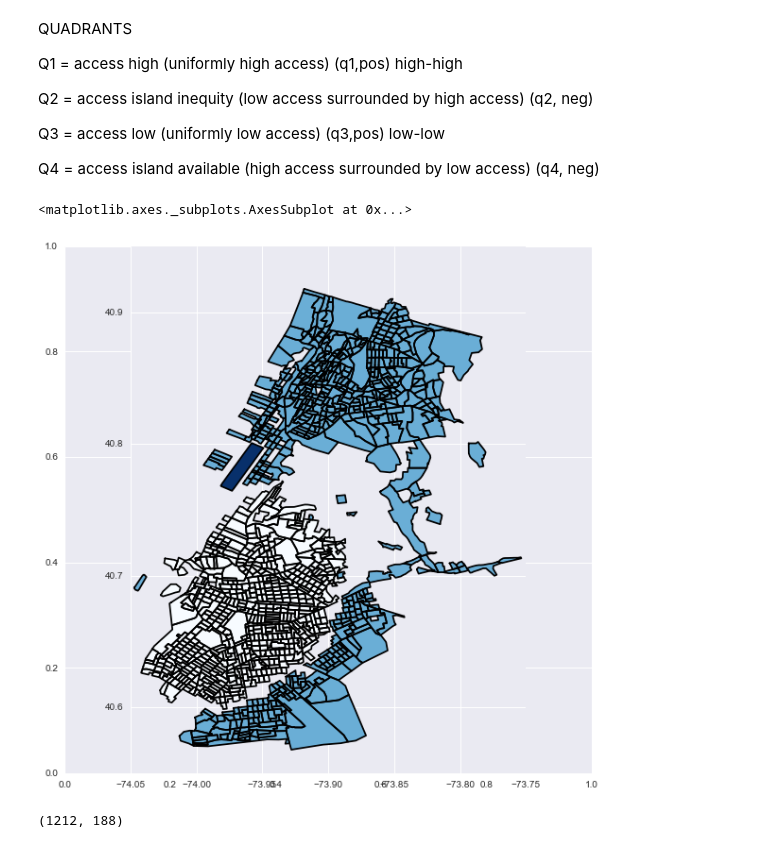
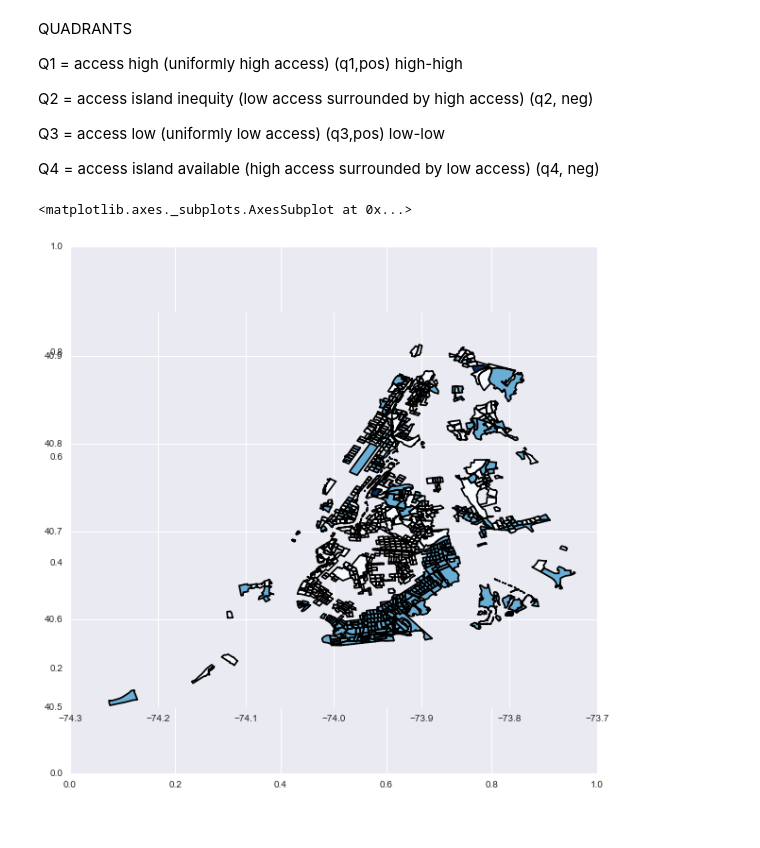
Before and after one commit to dcrull/ds1004TeamDND, a Jupyter notebook: spatial_auto.ipynb, the cells around one changed output. Cells and saved outputs as stored; diff of their text form; code cells hidden in the pictures.

```diff
--- a/spatial_auto.ipynb
+++ b/spatial_auto.ipynb
@@ -93 +157,23 @@ final_merge = final_merge.drop(['geometry_y'],1)
+# %%
+# reload into a dataframe
+new_dfs = {}
+
+for k,v in all_sa.items():
+    records = map(lambda x: (master[k].iloc[x]['JoinedDa_1'], Q[x], master[k].geometry.iloc[x]),
+              [i for i,s in enumerate(v[3]) if s])
+    new_dfs[k] = gp.GeoDataFrame(records, columns=('FIPS', 'quadrant', 'geometry'))
+    new_dfs[k]['FIPS'] = new_dfs[k]['FIPS'].astype(int64)
+# %%
+# merge to old df
+final_df = {}
+
+for k,v in new_dfs.items():
+    final_df[k] = v.merge(df,how='inner',on='FIPS')
+    final_df[k]['boro'] = k
+# %%
+nyc_df_list = []
+for k,v in final_df.items():
+    nyc_df_list.append(v)
+# %%
+all_nyc = gp.GeoDataFrame(pd.concat(nyc_df_list, ignore_index=True))
 # %%
@@ -95,12 +181,8 @@ final_merge = final_merge.drop(['geometry_y'],1)
 # %%
 # And plotting it with a basemap
 f, ax = plt.subplots(1, figsize=(10,10))
-gdata.plot(column='quadrant', scheme='QUANTILES', k=4, alpha=1.0, colormap='Blues')
+all_nyc.plot(column='quadrant', scheme='QUANTILES', k=4, alpha=1.0, colormap='Blues');
 # mplleaflet.display(fig=f, crs=gdata.crs)
 # %% [output]
 <matplotlib.axes._subplots.AxesSubplot at 0x...>
-[figure, old version]
+[figure, new version]
-# %%
-final_merge.shape
-# %% [output]
-(1212, 188)
```
Also changed, not shown: parts of 20 cells of this notebook.
